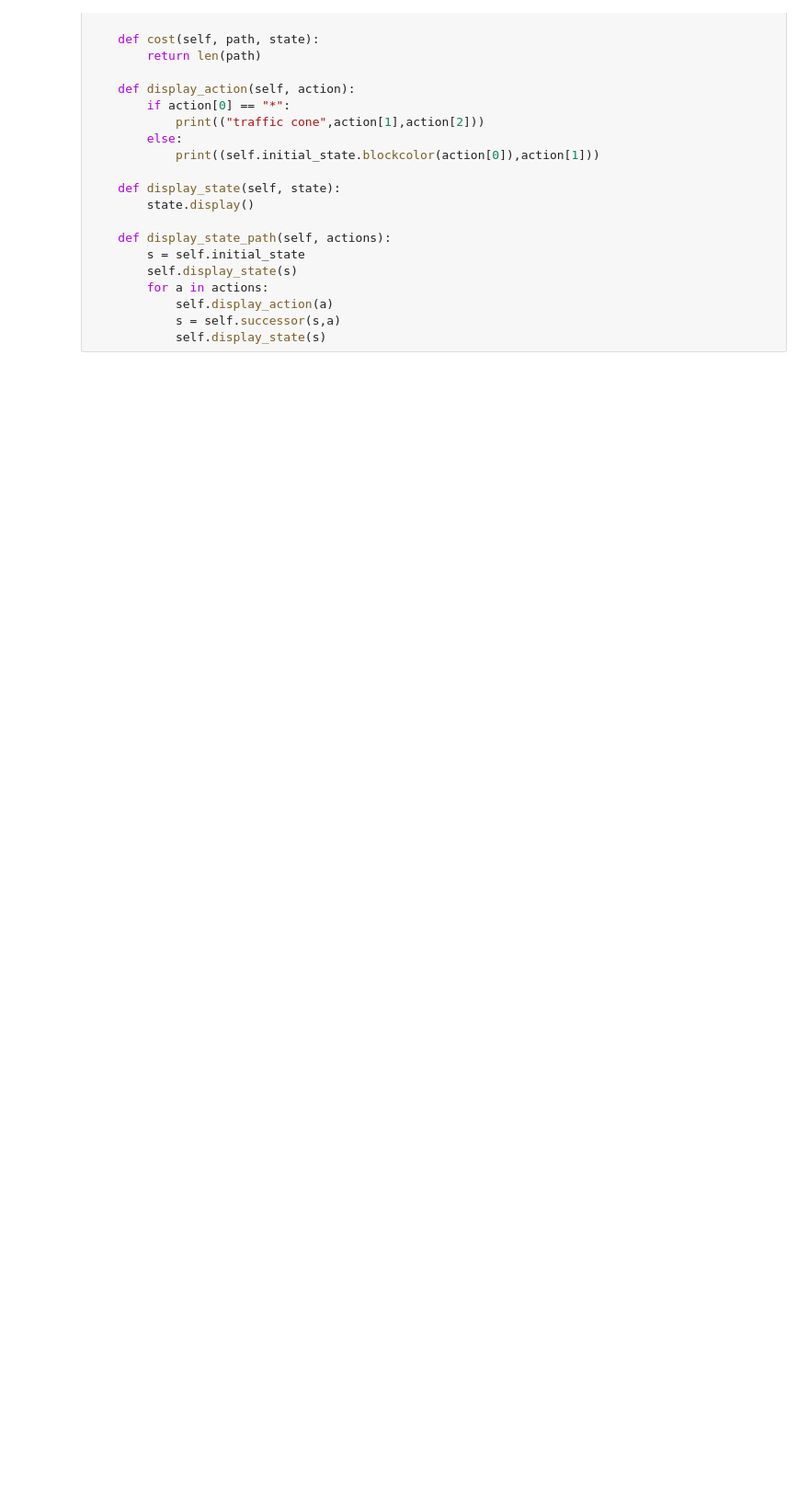
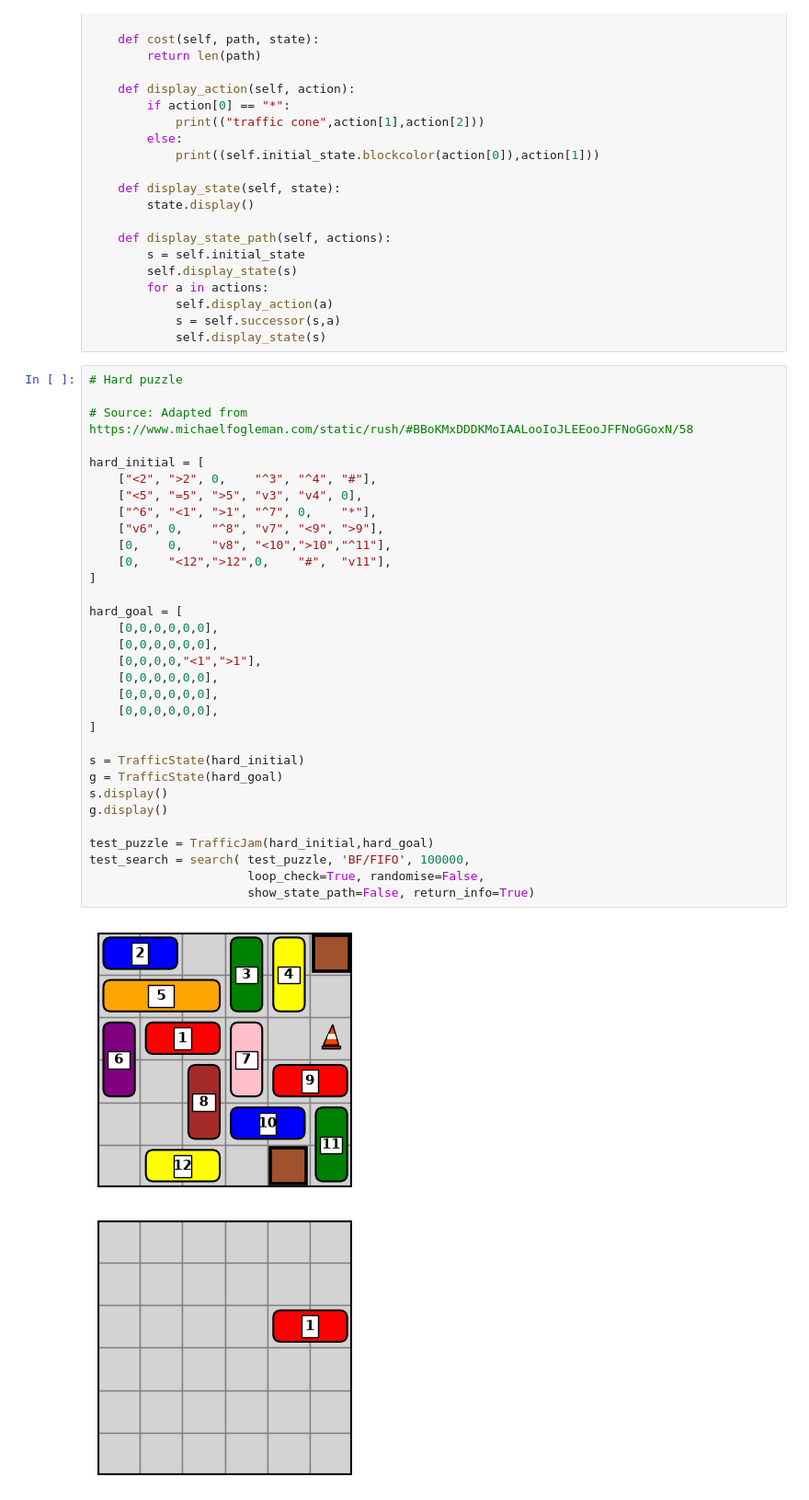
Before and after one commit to rjvb7424/AI-Robotics-Breif, a Jupyter notebook: Assignment_Part_1A_TrafficJam.ipynb, the cells around one changed output. Shown at 92% size. Cells and saved outputs as stored; diff of their text form; blank space fills up the shorter version.

```diff
--- a/Assignment_Part_1A_TrafficJam.ipynb
+++ b/Assignment_Part_1A_TrafficJam.ipynb
@@ -230,3 +222,38 @@ class TrafficJam(SearchProblem):
             self.display_action(a)
             s = self.successor(s,a)
             self.display_state(s)
+# %%
+# Hard puzzle
+
+# Source: Adapted from https://www.michaelfogleman.com/static/rush/#BBoKMxDDDKMoIAALooIoJLEEooJFFNoGGoxN/58
+
+hard_initial = [
+    ["<2", ">2", 0,    "^3", "^4", "#"],
+    ["<5", "=5", ">5", "v3", "v4", 0],
+    ["^6", "<1", ">1", "^7", 0,    "*"],
+    ["v6", 0,    "^8", "v7", "<9", ">9"],
+    [0,    0,    "v8", "<10",">10","^11"],
+    [0,    "<12",">12",0,    "#",  "v11"],
+]
+
+hard_goal = [
+    [0,0,0,0,0,0],
+    [0,0,0,0,0,0],
+    [0,0,0,0,"<1",">1"],
+    [0,0,0,0,0,0],
+    [0,0,0,0,0,0],
+    [0,0,0,0,0,0],
+]
+
+s = TrafficState(hard_initial)
+g = TrafficState(hard_goal)
+s.display()
+g.display()
+
+test_puzzle = TrafficJam(hard_initial,hard_goal)
+test_search = search( test_puzzle, 'BF/FIFO', 100000,
+                      loop_check=True, randomise=False,
+                      show_state_path=False, return_info=True)
+# %% [output]
+[figure, added]
+[figure, added]
```
Also changed, not shown: parts of 5 cells of this notebook.
